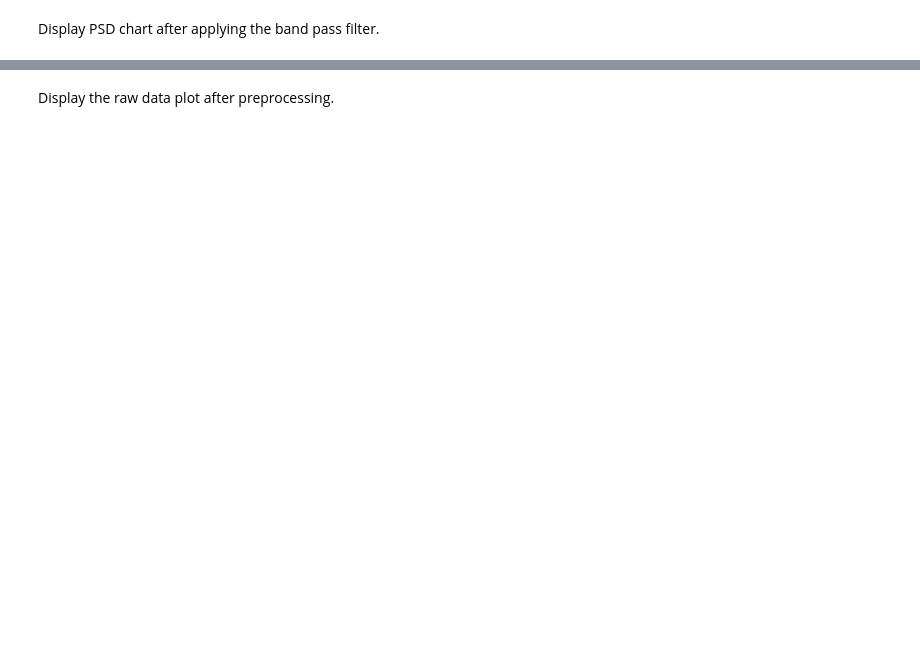
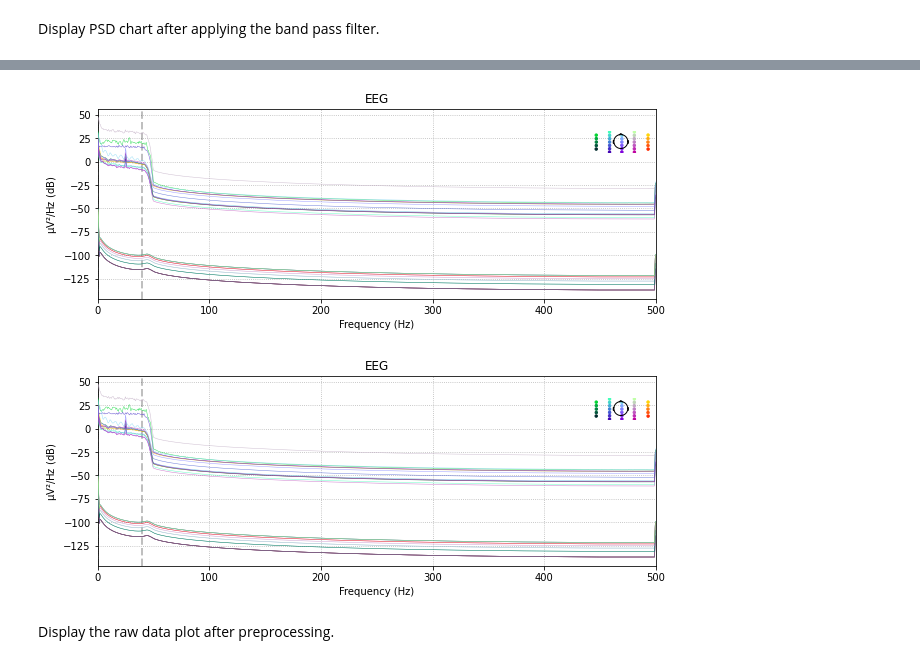
Before and after one commit to sskender/introduction-to-data-science, a Jupyter notebook: research.ipynb, the cells around one changed output, grey strips where cells are left out. Cells and saved outputs as stored; diff of their text form; code cells hidden in the pictures; blank space fills up the shorter version.

```diff
--- a/research.ipynb
+++ b/research.ipynb
@@ -137,3 +227,8 @@ raw_normal.plot_psd()
+# %%
+raw_fatigue.plot_psd()
+# %% [output]
+[figure, added]
+[figure, added]
 # %% [markdown]
 Display the raw data plot after preprocessing.
 # %%
```
Also changed, not shown: parts of 38 cells of this notebook.
